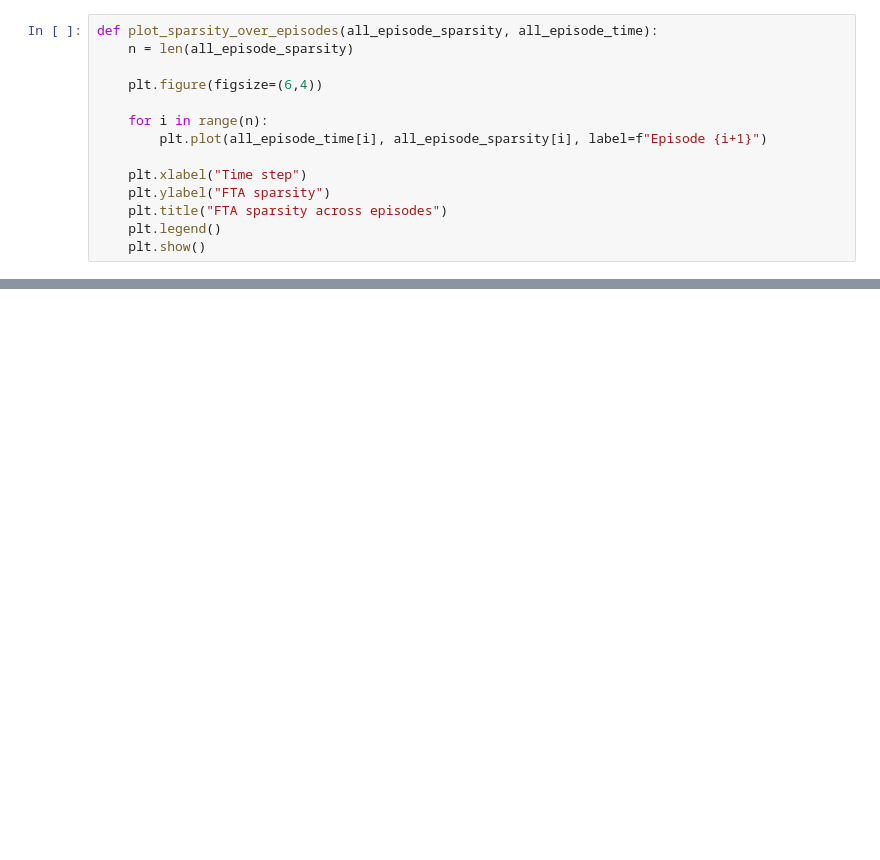
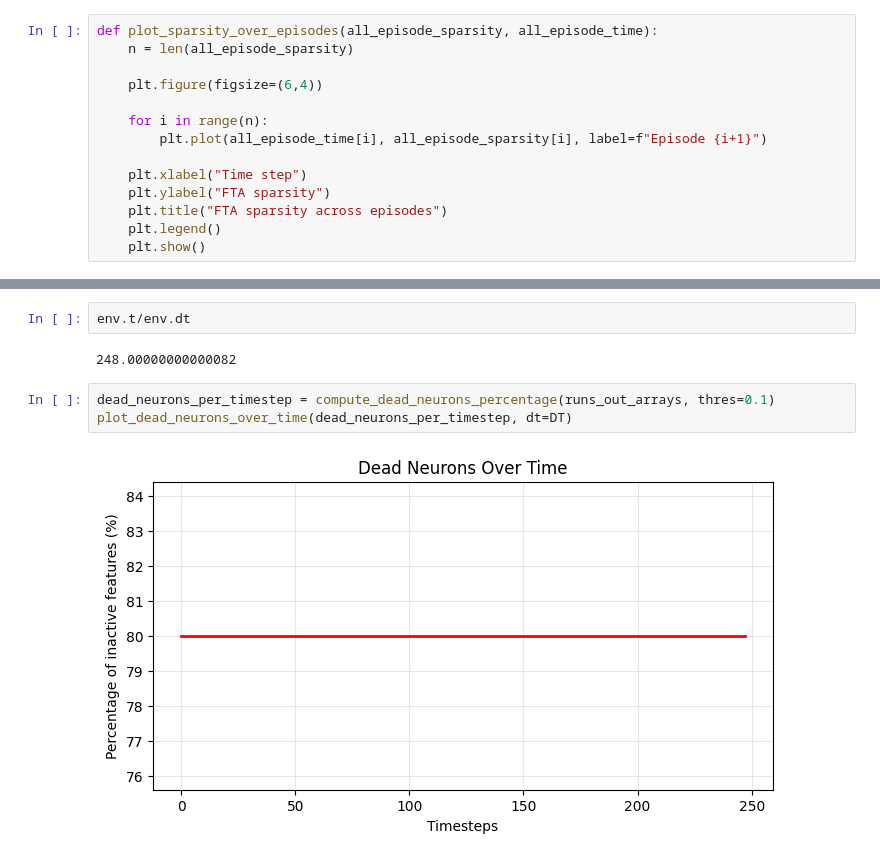
Before and after one commit to jadkins99/RatInABox, a Jupyter notebook: neuro_rl/test_sparsity.ipynb, the cells around one changed output, grey strips where cells are left out. Drawn from its saved outputs; the diff is of its cells as text; blank space fills up the shorter version.

Commit message:
add dead neurons code

```diff
--- a/neuro_rl/test_sparsity.ipynb
+++ b/neuro_rl/test_sparsity.ipynb
@@ -352,5 +324,14 @@ all_episode_sparsity, all_episode_time, all_episodes_state, all_episode_bins, al
 # %% [output]
  fta_eta: 0.1, n_tilings: 1, n_tiles: 10
+# %%
+env.t/env.dt
+# %% [output]
+248.00000000000082
+# %%
+dead_neurons_per_timestep = compute_dead_neurons_percentage(runs_out_arrays, thres=0.1)
+plot_dead_neurons_over_time(dead_neurons_per_timestep, dt=DT)
+# %% [output]
+[figure, added]
 # %%
 plot_rate_maps(env,ag,actor, critic,reward=True,trajectory=True)
 # %% [output]
```
Also changed, not shown: parts of 13 cells of this notebook, 1 other file.
